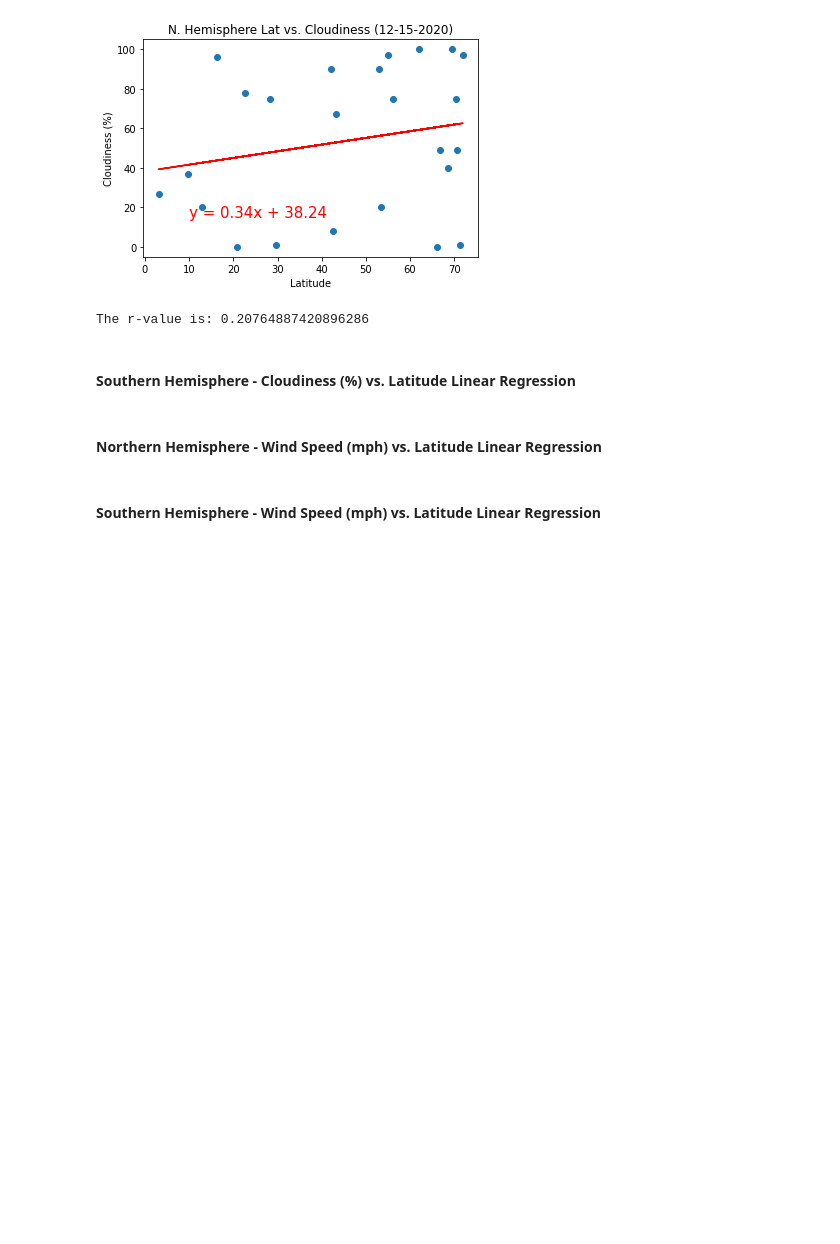
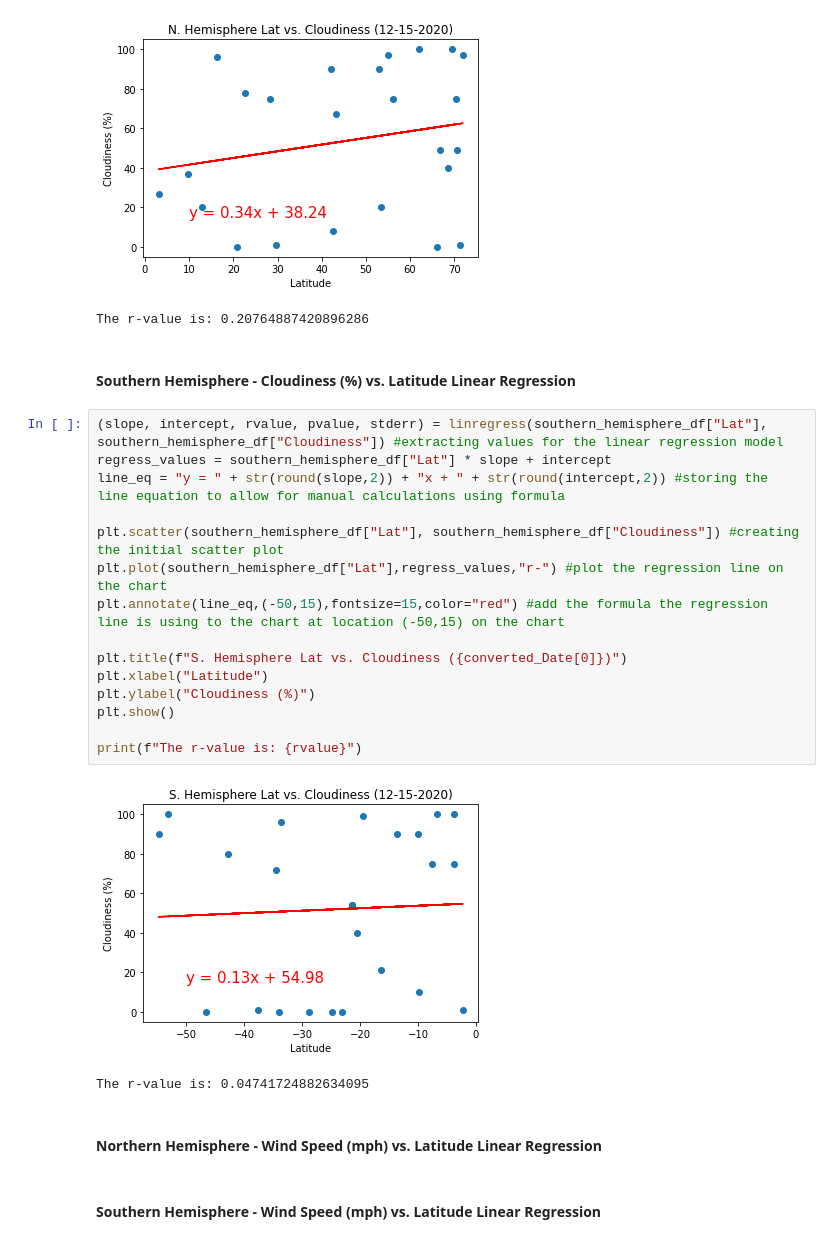
Before and after one commit to GND95/Python-API-Challenge, a Jupyter notebook: WeatherPy/WeatherPy.ipynb, the cells around one changed output. Drawn from its saved outputs; the diff is of its cells as text; blank space fills up the shorter version.

Commit message:
performing linear regression on city data for Southern Hemisphere Latitude vs. Cloudiness (%)

```diff
--- a/WeatherPy/WeatherPy.ipynb
+++ b/WeatherPy/WeatherPy.ipynb
@@ -349,6 +349,24 @@ print(f"The r-value is: {rvalue}")
 The r-value is: 0.20764887420896286
 # %% [markdown]
 ####  Southern Hemisphere - Cloudiness (%) vs. Latitude Linear Regression
+# %%
+(slope, intercept, rvalue, pvalue, stderr) = linregress(southern_hemisphere_df["Lat"], southern_hemisphere_df["Cloudiness"]) #extracting values for the linear regression model
+regress_values = southern_hemisphere_df["Lat"] * slope + intercept
+line_eq = "y = " + str(round(slope,2)) + "x + " + str(round(intercept,2)) #storing the line equation to allow for manual calculations using formula
+
+plt.scatter(southern_hemisphere_df["Lat"], southern_hemisphere_df["Cloudiness"]) #creating the initial scatter plot
+plt.plot(southern_hemisphere_df["Lat"],regress_values,"r-") #plot the regression line on the chart
+plt.annotate(line_eq,(-50,15),fontsize=15,color="red") #add the formula the regression line is using to the chart at location (-50,15) on the chart
+
+plt.title(f"S. Hemisphere Lat vs. Cloudiness ({converted_Date[0]})")
+plt.xlabel("Latitude")
+plt.ylabel("Cloudiness (%)")
+plt.show()
+
+print(f"The r-value is: {rvalue}")
+# %% [output]
+[figure, added]
+The r-value is: 0.04741724882634095
 # %% [markdown]
 ####  Northern Hemisphere - Wind Speed (mph) vs. Latitude Linear Regression
 # %% [markdown]
```
